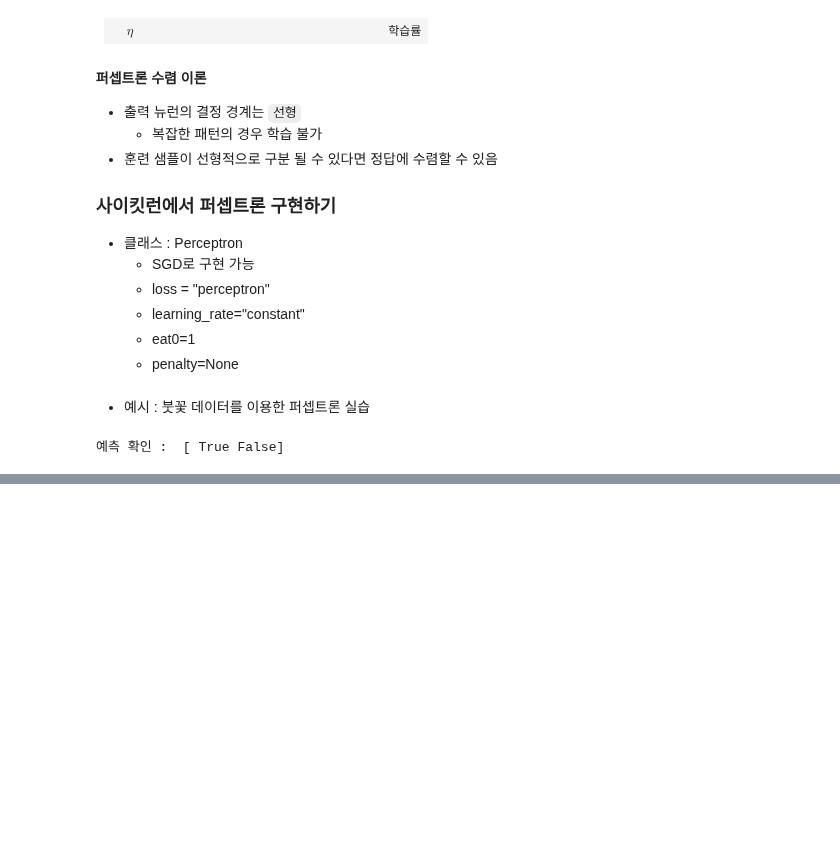
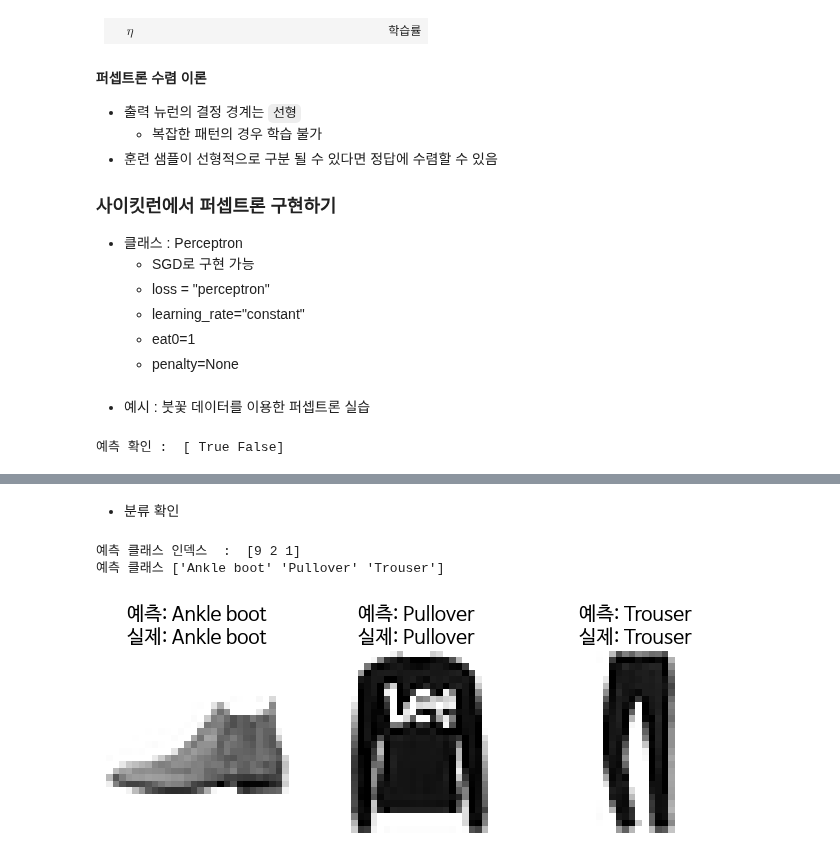
Before and after one commit to instar94/ml_tutorial, a Jupyter notebook: 06.Machine-Learning/handson/10_neuralNetWithKeras.ipynb, the cells around one changed output, grey strips where cells are left out. Cells and saved outputs as stored; diff of their text form; code cells hidden in the pictures; blank space fills up the shorter version.

```diff
--- a/06.Machine-Learning/handson/10_neuralNetWithKeras.ipynb
+++ b/06.Machine-Learning/handson/10_neuralNetWithKeras.ipynb
@@ -153,0 +657,4 @@ print("예측 확인 : ", y_pred)
+# %%
+X_new = X_test[:3]
+y_proba = model.predict(X_new)
+y_proba.round(2)
@@ -153,0 +667,21 @@ print("예측 확인 : ", y_pred)
+# %% [markdown]
+- 분류 확인
+# %%
+import numpy as np
+y_pred = y_proba.argmax(axis=-1)
+print("예측 클래스 인덱스  : ", y_pred)
+
+print("예측 클래스",np.array(class_names)[y_pred])
+
+### 분류 이미지 확인
+y_new = y_test[:3]
+plt.figure(figsize=(8, 4))
+for index, (image, label) in enumerate(zip(X_new, y_new)):
+    plt.subplot(1, 3, index + 1)
+    plt.imshow(image, cmap="binary")
+    plt.axis("off")
+    plt.title(f"예측: {class_names[y_pred[index]]}\n실제: {class_names[label]}")
+# %% [output]
+예측 클래스 인덱스  :  [9 2 1]
+예측 클래스 ['Ankle boot' 'Pullover' 'Trouser']
+[figure, added]
```
Also changed, not shown: parts of 71 cells of this notebook, 1 other file.
